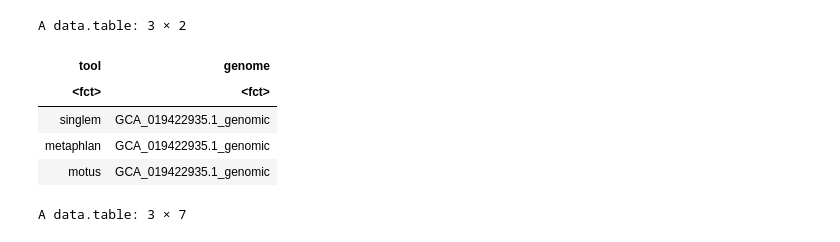
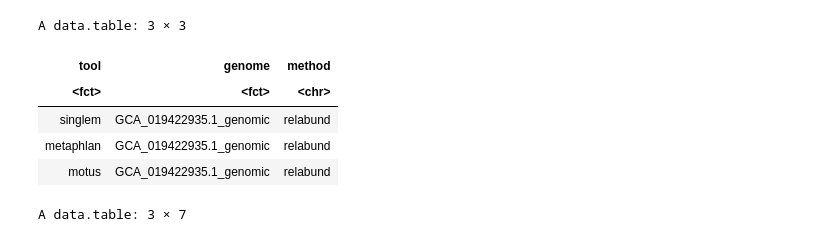
Before and after one commit to wwood/singlem-benchmarking, a Jupyter notebook: 2_phylogenetic_novelty/plot.ipynb, the cells around one changed output. Saved outputs shown, nothing was run; the diff lists cells and outputs as text; code cells hidden in the pictures.

```diff
--- a/2_phylogenetic_novelty/plot.ipynb
+++ b/2_phylogenetic_novelty/plot.ipynb
@@ -11,16 +6,19 @@ Warning message:
 strats = fread('stratified_genome_metadata.tsv')
 setnames(strats, 'genome_ID', 'genome')
 # %%
-tools = c('singlem', 'metaphlan', 'motus', 'kracken', 'sourmash', 'kaiju')
+tools = c('singlem', 'metaphlan', 'motus', 'kraken', 'sourmash', 'kaiju')
 # %%
 d1 = data.table(expand.grid(tool=tools, genome=strats$genome))
+d1[, method := 'relabund']
+d1[tool=='kraken', method := 'reads_wise']
+d1[tool=='kaiju', method := 'reads_wise']
 d1[1:3]
 # %% [output]
-A data.table: 3 × 2
+A data.table: 3 × 3
-| tool | genome |
-| <fct> | <fct> |
-| singlem | GCA_019422935.1_genomic |
-| metaphlan | GCA_019422935.1_genomic |
-| motus | GCA_019422935.1_genomic |
+| tool | genome | method |
+| <fct> | <fct> | <chr> |
+| singlem | GCA_019422935.1_genomic | relabund |
+| metaphlan | GCA_019422935.1_genomic | relabund |
+| motus | GCA_019422935.1_genomic | relabund |
 # %%
 # output_singlem/opal/GCA_022615805.1_genomic.opal_report
```
Also changed, not shown: parts of 15 cells of this notebook.
